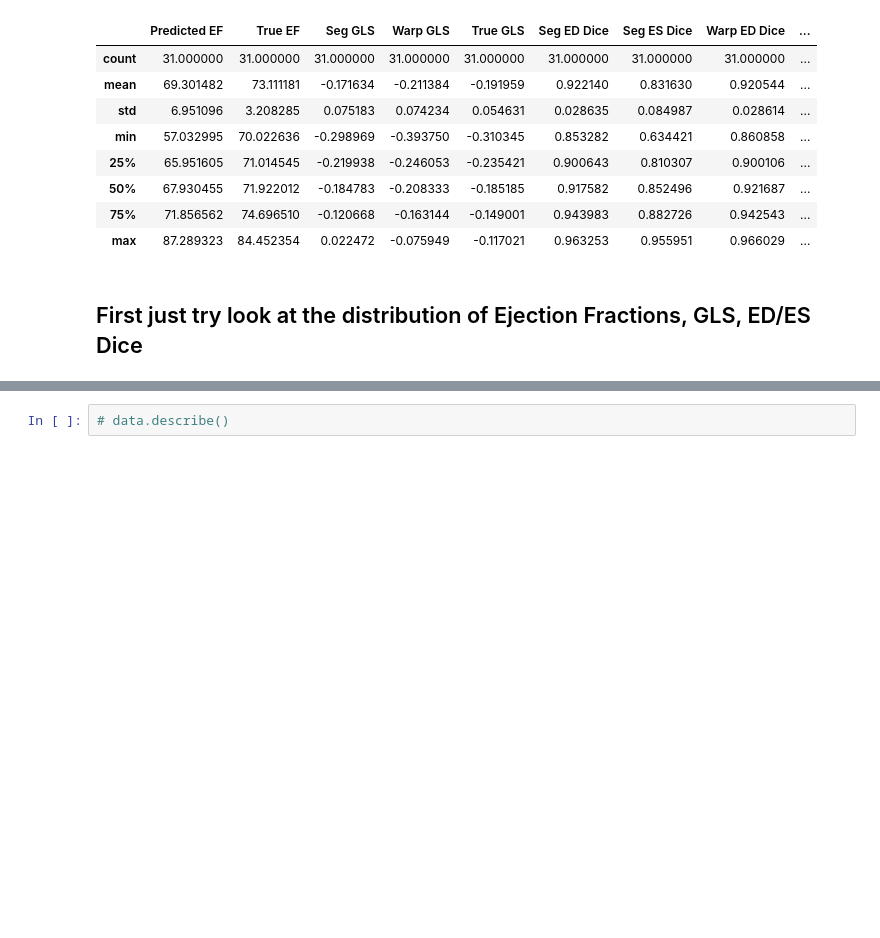
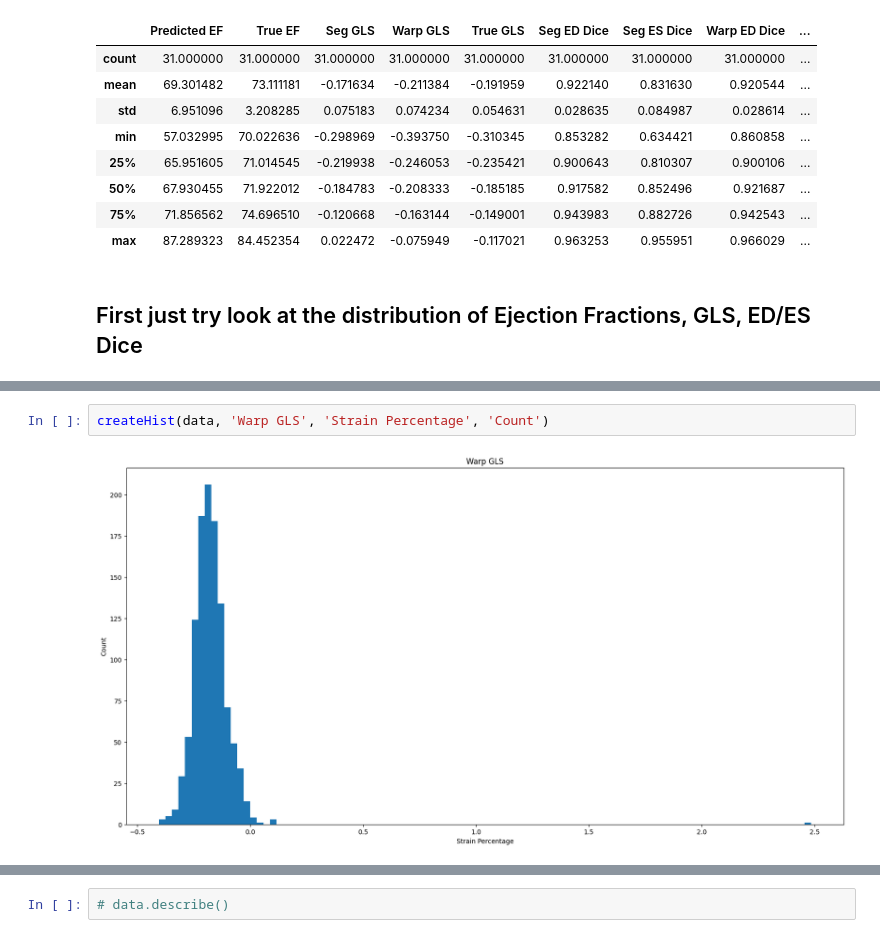
Before and after one commit to warrenmwang/echo_22, a Jupyter notebook: dev/stats_and_make_charts/analyze_csv_info.ipynb, the cells around one changed output, grey strips where cells are left out. Drawn from its saved outputs; the diff is of its cells as text; blank space fills up the shorter version.

```diff
--- a/dev/stats_and_make_charts/analyze_csv_info.ipynb
+++ b/dev/stats_and_make_charts/analyze_csv_info.ipynb
@@ -125 +136,5 @@ truth_high_efs.describe()
+# %%
+createHist(data, 'Warp GLS', 'Strain Percentage', 'Count')
+# %% [output]
+[figure, added]
 # %%
```
Also changed, not shown: parts of 14 cells of this notebook, 46 other files.
